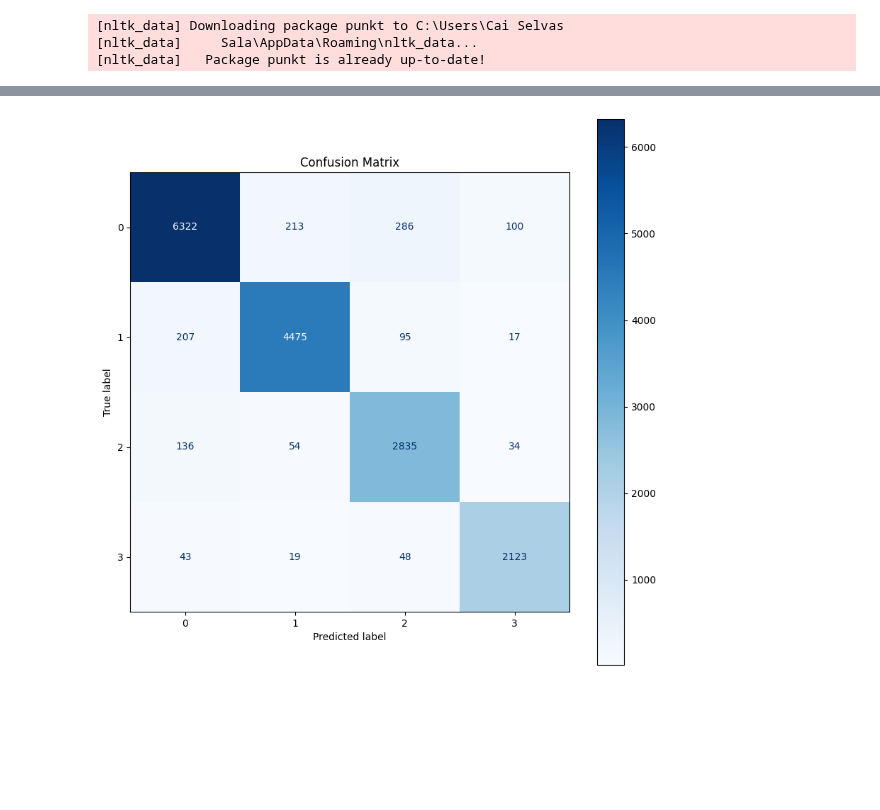
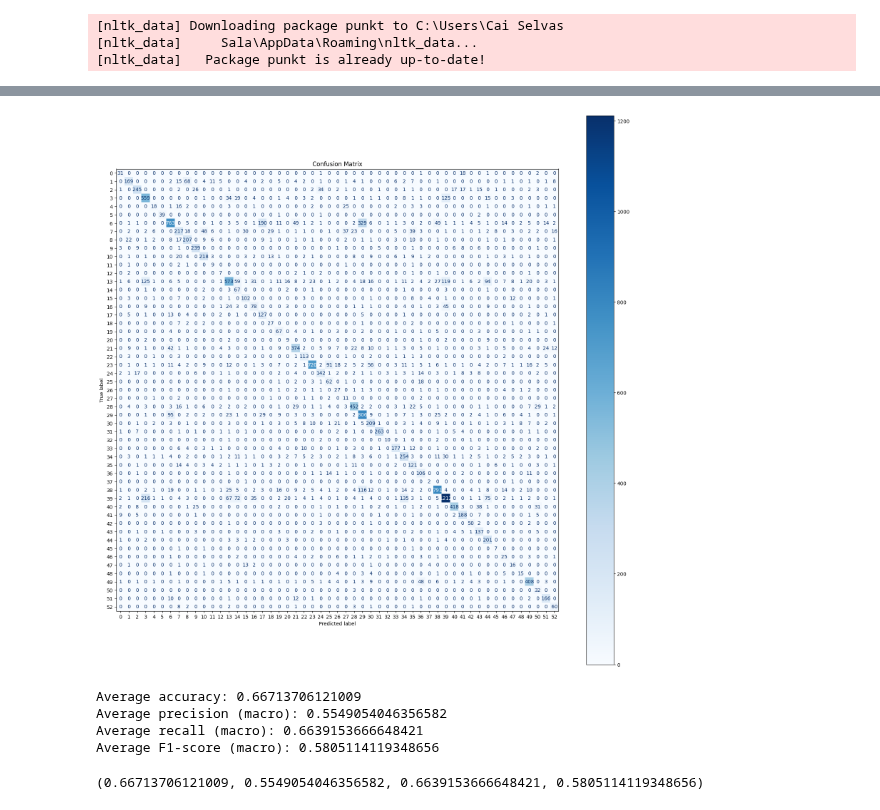
Before and after one commit to pauhidalgoo/word-embeddings, a Jupyter notebook: optional.ipynb, the cells around one changed output, grey strips where cells are left out. Drawn from its saved outputs; the diff is of its cells as text; code cells hidden in the pictures; blank space fills up the shorter version.

```diff
--- a/optional.ipynb
+++ b/optional.ipynb
@@ -7,7 +7,7 @@ from classification_word2vec import ClassificationWord2Vec
 # %%
 # 1 --> 4 classes
 # 2 --> 53 classes
-predict_label = 1
+predict_label = 2
 # %%
 classif_w2v = ClassificationWord2Vec(predict_labels=predict_label)
 # %% [output]
@@ -69,3 +83,3 @@ Test accuracy: 0.9263832569122314
 # %%
-classif_w2v.plot_confusion_matrix()
+classif_w2v.metrics_and_confusion_matrix()
 # %% [output]
@@ -73 +87,6 @@ classif_w2v.plot_confusion_matrix()
-[figure, old version]
+[figure, new version]
+Average accuracy: 0.66713706121009
+Average precision (macro): 0.5549054046356582
+Average recall (macro): 0.6639153666648421
+Average F1-score (macro): 0.5805114119348656
+(0.66713706121009, 0.5549054046356582, 0.6639153666648421, 0.5805114119348656)
```
Also changed, not shown: parts of 5 cells of this notebook, 1 other file.
